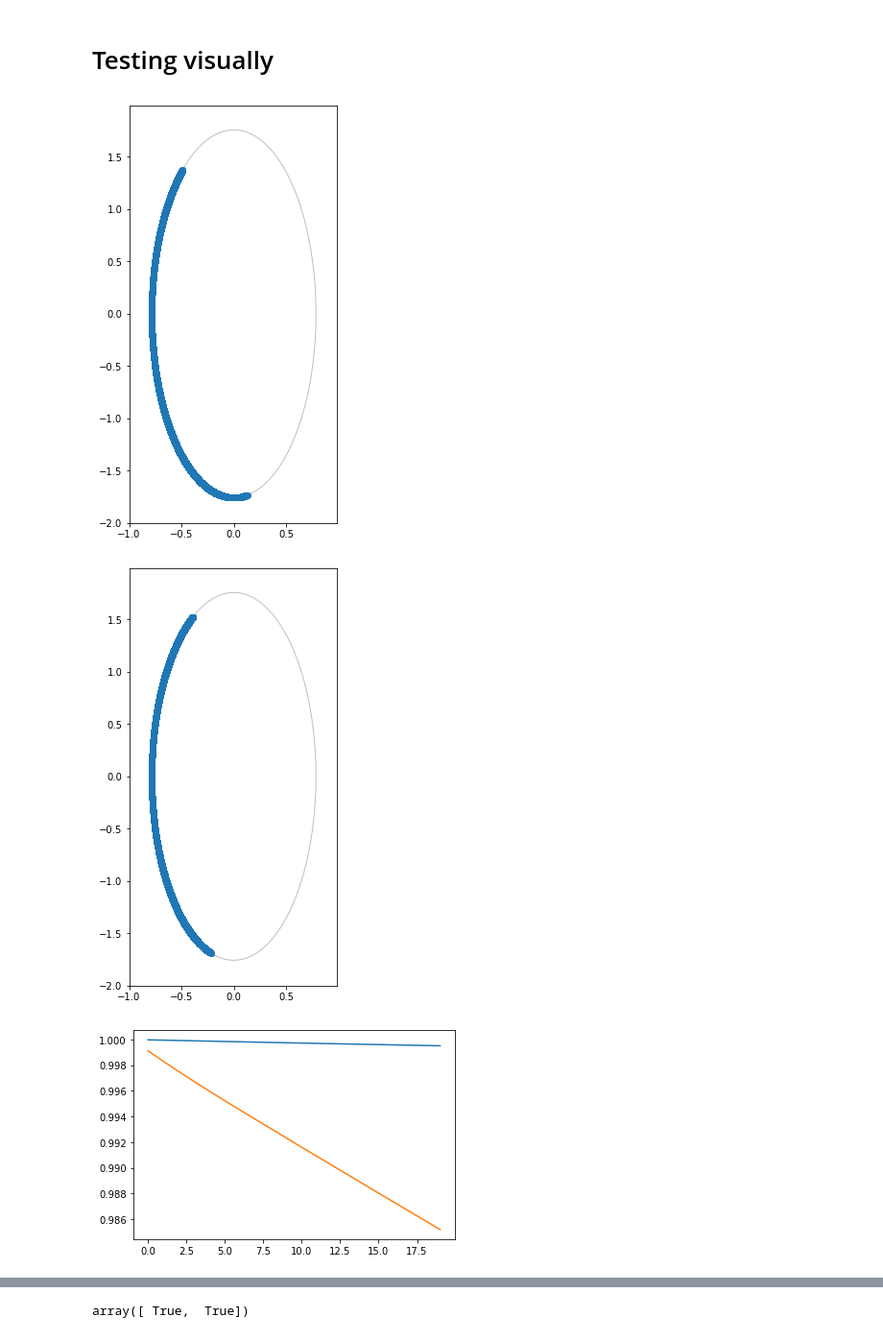
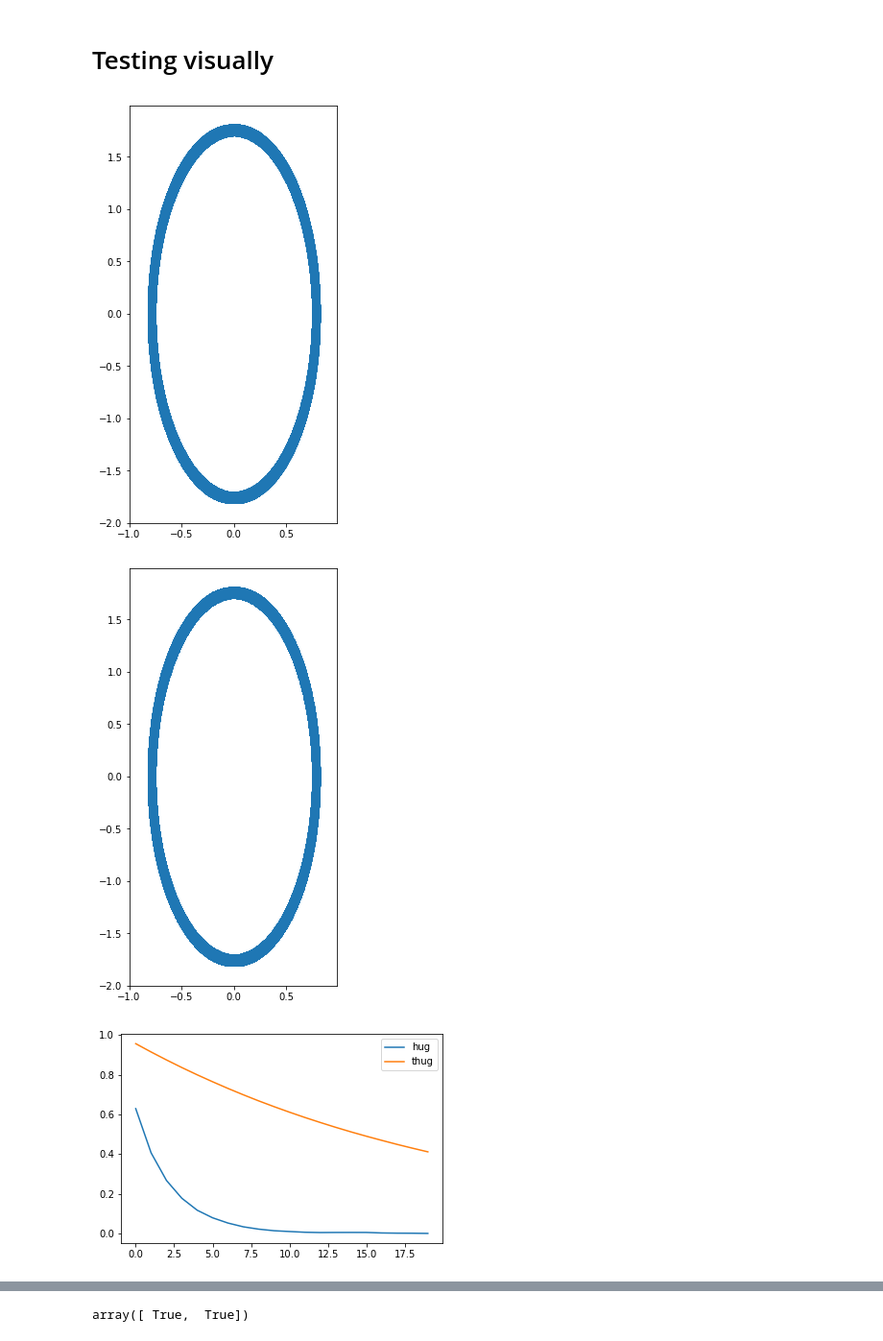
Before and after one commit to MauroCE/ManifoldSampling, a Jupyter notebook: EXPERIMENT 13 new.ipynb, the cells around one changed output, grey strips where cells are left out. Shown at 96% size. Cells and saved outputs as stored; diff of their text form; code cells hidden in the pictures.

```diff
--- a/EXPERIMENT 13 new.ipynb
+++ b/EXPERIMENT 13 new.ipynb
@@ -383,15 +384,15 @@ q = MVN(zeros(2), eye(2))
 
 # Full coverage happened for T=0.2, N=200000
 # Settings
-T1 = 0.01
-T2 = 0.1
+T1 = 2.0
+T2 = 2.0
 B = 5
 N = 200000
 kappa = 0.25
 nlags = 20
 
-epsilons = [0.0000001]
-alphas = [0.999]
+epsilons = [0.01] #[0.0000001]
+alphas = [0.9]
 n_epsilons = len(epsilons)
 n_alphas = len(alphas)
 epsilon = epsilons[0]
@@ -399,3 +415,5 @@ lam = epsilon
+# %%
+z0 = -2.9513586307684885
 # %%
 x0 = RotatedEllipse(zeros(2), Sigma, np.exp(z0)).to_cartesian(np.random.uniform(0, 2*np.pi))
 # %%
@@ -403,14 +421,15 @@ out = experiment(x0, T1, T2, N, alphas, nlags)
 # %%
 quick_MVN_scatter(out['HH']['SAMPLES'][::2], target, levels=[np.exp(z0)], lw=1, alpha=0.5, xlims=[-1, 1], ylims=[-2,2], aspect=True)
 # %% [output]
-[figure, old version]
+[figure, new version]
 # %%
 quick_MVN_scatter(out['TH']['SAMPLES'][::2], target, levels=[np.exp(z0)], lw=1, alpha=0.5, xlims=[-1, 1], ylims=[-2,2], aspect=True)
 # %% [output]
-[figure, old version]
+[figure, new version]
 # %%
-plt.plot(out['HH']["AC_T"])
-plt.plot(out['TH']["AC_T"].flatten())
+plt.plot(out['HH']["AC_T"], label='hug')
+plt.plot(out['TH']["AC_T"].flatten(), label='thug')
+plt.legend()
 plt.show()
 # %% [output]
-[figure, old version]
+[figure, new version]
```
Also changed, not shown: parts of 18 cells of this notebook.
